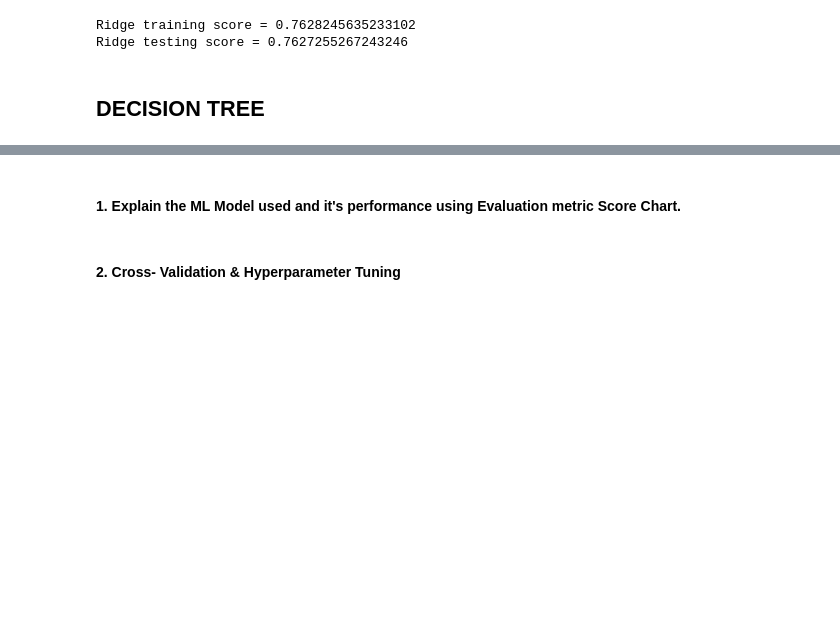
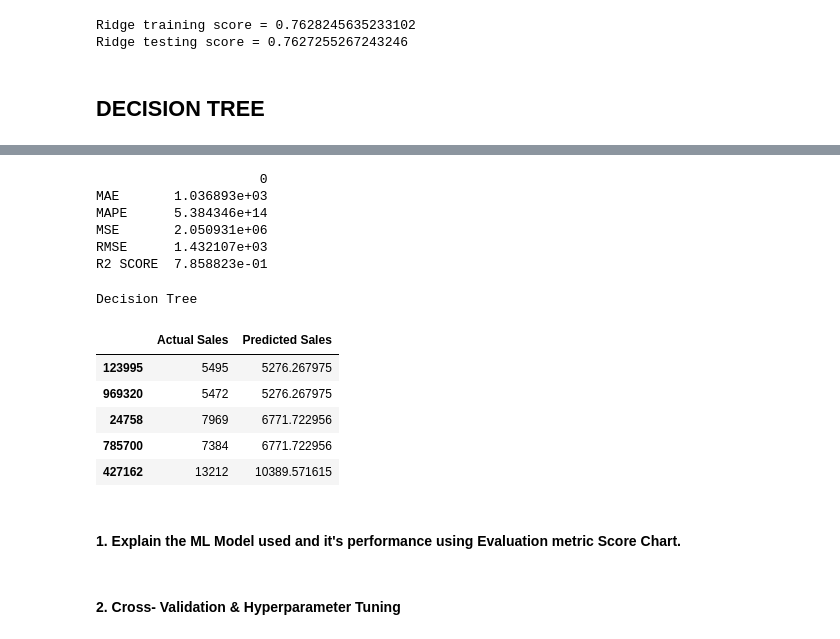
Before and after one commit to Jeetesh-KumarM/CAPSTONE-PROJECT-2-Regression, a Jupyter notebook: Capstone_Project_2_Regression.ipynb, the cells around one changed output, grey strips where cells are left out. Drawn from its saved outputs; the diff is of its cells as text; code cells hidden in the pictures; blank space fills up the shorter version.

```diff
--- a/Capstone_Project_2_Regression.ipynb
+++ b/Capstone_Project_2_Regression.ipynb
@@ -1436,3 +1407,35 @@ from sklearn.metrics import mean_absolute_error
+# %%
+from sklearn.metrics import mean_absolute_error
+from sklearn.metrics import mean_absolute_percentage_error
+
+mae=mean_absolute_error(y_test,y_pred_dt)
+mape=mean_absolute_percentage_error(y_test,y_pred_dt)
+msqe=mse(y_test,y_pred_dt)
+rmsqe=np.sqrt(msqe)
+r2=r2_score(y_test,y_pred_dt)
+print(pd.DataFrame([mae,mape,msqe,rmsqe,r2],index=['MAE','MAPE','MSE','RMSE','R2 SCORE']))
+# %% [output]
+                     0
+MAE       1.036893e+03
+MAPE      5.384346e+14
+MSE       2.050931e+06
+RMSE      1.432107e+03
+R2 SCORE  7.858823e-01
+# %%
+#predictions
+y_pred_dt = dt.predict(X_test)
+d={'Actual Sales':y_test,'Predicted Sales':y_pred_dt}
+x=pd.DataFrame(d)
+print("Decision Tree")
+x.head()
+# %% [output]
+Decision Tree
+|  | Actual Sales | Predicted Sales |
+| 123995 | 5495 | 5276.267975 |
+| 969320 | 5472 | 5276.267975 |
+| 24758 | 7969 | 6771.722956 |
+| 785700 | 7384 | 6771.722956 |
+| 427162 | 13212 | 10389.571615 |
 # %% [markdown]
 #### 1. Explain the ML Model used and it's performance using Evaluation metric Score Chart.
 # %%
```
Also changed, not shown: parts of 12 cells of this notebook.
